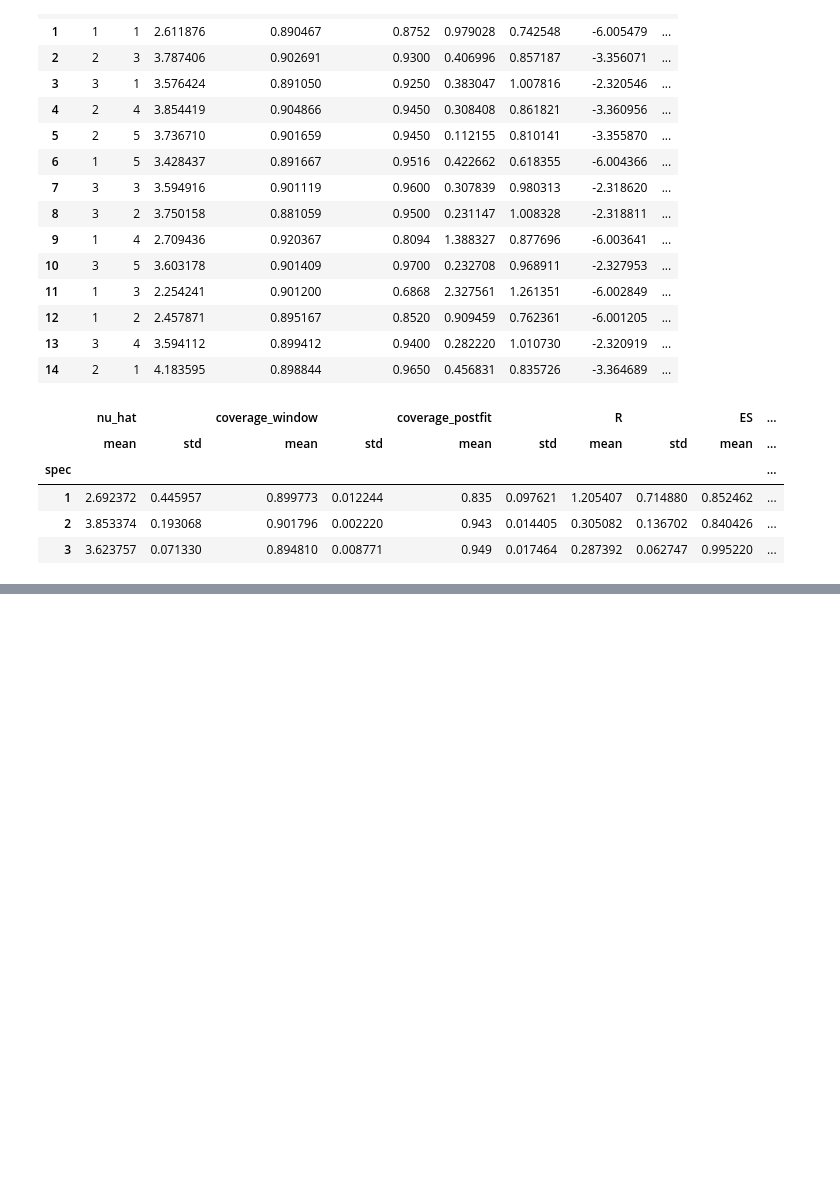
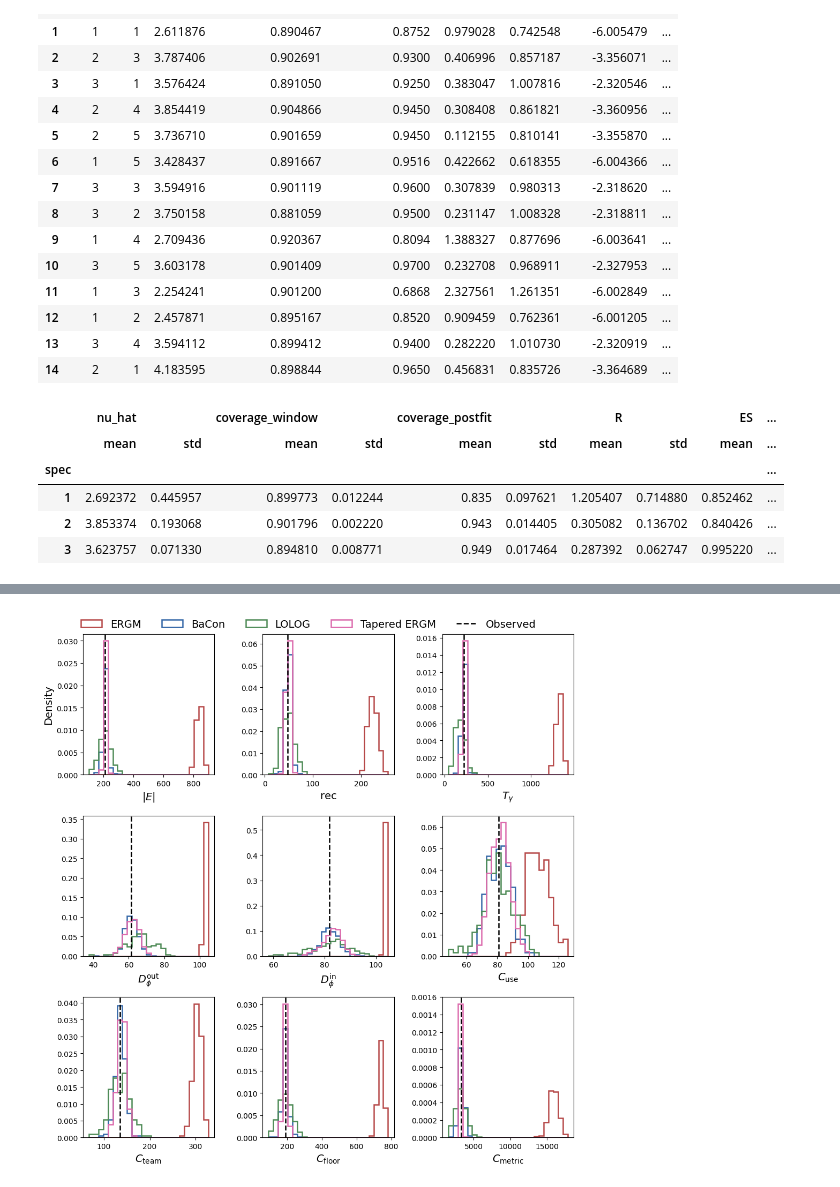
Before and after one commit to lady-bluecopper/pac_ergm, a Jupyter notebook: notebooks/Plots.ipynb, the cells around one changed output, grey strips where cells are left out. Saved outputs shown, nothing was run; the diff lists cells and outputs as text; code cells hidden in the pictures; blank space fills up the shorter version.

```diff
--- a/notebooks/Plots.ipynb
+++ b/notebooks/Plots.ipynb
@@ -470,8 +477,8 @@ if metrics is not None:
 # ---------------------------------------------------------------------
 # Sufficient-statistic distributions
 # ---------------------------------------------------------------------
-def plot_stat_distributions(indices, our_name):
-    models = statistic_models(SPECIFICATION, our_name)
+def plot_stat_distributions(indices, models):
+
     if not models:
         raise RuntimeError("No saved sufficient-statistic samples are available.")
     if not indices:
@@ -1216,0 +1551,26 @@ fit_summary
+# %%
+_stat_idx = selected_stat_indices(STATISTICS_TO_PLOT, SPEC)
+
+models = []
+
+if ergm_stats is not None:
+    models.append(("ERGM", np.asarray(ergm_stats, float)))
+
+if pac_stats is not None:
+    models.append((OUR_NAME, np.asarray(pac_stats, float)))
+
+if lolog_stats is not None:
+    models.append(("LOLOG", np.asarray(lolog_stats, float)))
+
+if tapered_stats is not None:
+    models.append((rf"Tapered ERGM", np.asarray(tapered_stats, float)))
+
+
+fig_stats = plot_stat_distributions(_stat_idx, models)
+if STATISTICS_TO_PLOT is None:
+    fig_stats.savefig(os.path.join(PLOT_DIR, f"sufficient_statistics_spec_{SPECIFICATION}_tapered_all.pdf"), bbox_inches="tight")
+else:
+    fig_stats.savefig(os.path.join(PLOT_DIR, f"sufficient_statistics_spec_{SPECIFICATION}_tapered.pdf"), bbox_inches="tight")
+plt.show()
+# %% [output]
+[figure, added]
```
Also changed, not shown: parts of 19 cells of this notebook, 2 other files.
